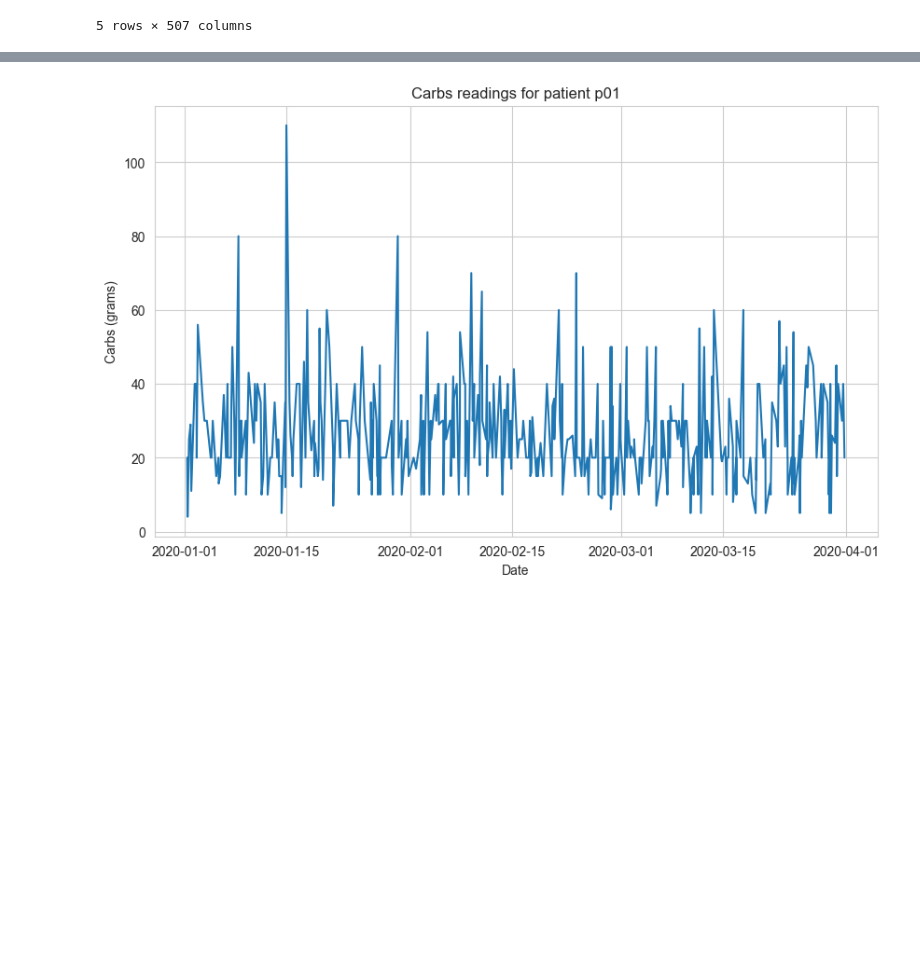
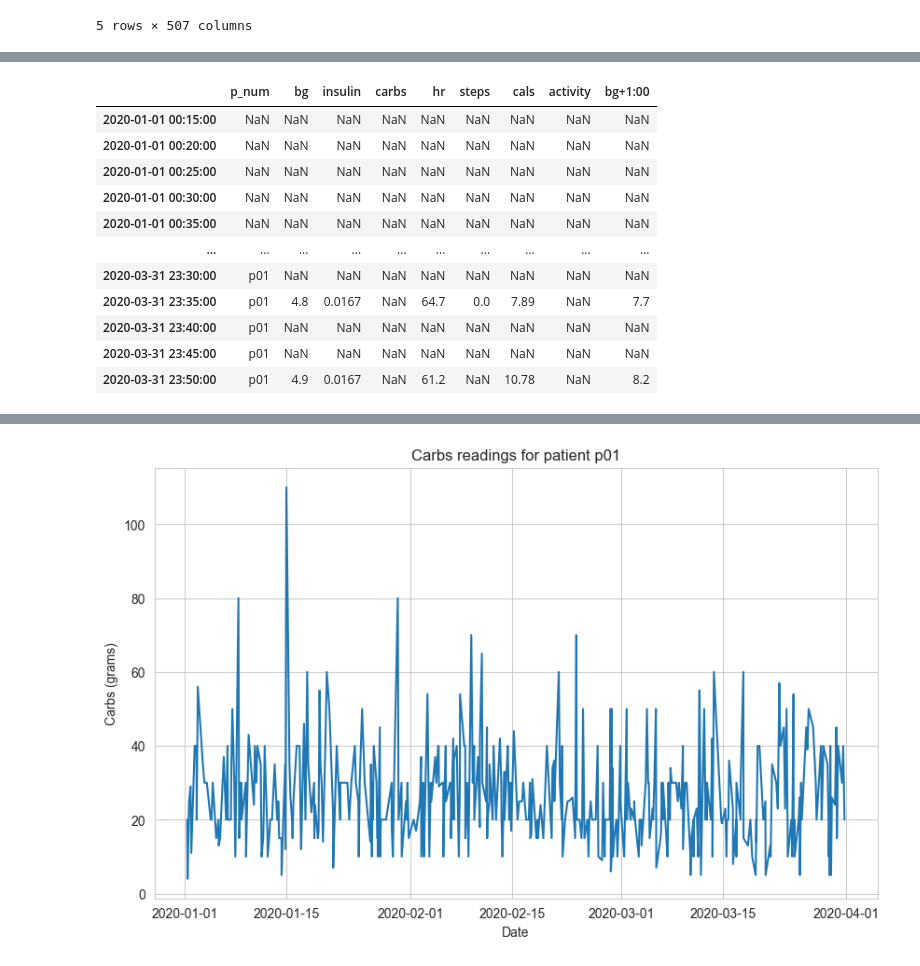
Before and after one commit to masaver/brist1d, a Jupyter notebook: notebooks/0.2-ralf-preprocessing.ipynb, the cells around one changed output, grey strips where cells are left out. Saved outputs shown, nothing was run; the diff lists cells and outputs as text; code cells hidden in the pictures; blank space fills up the shorter version.

```diff
--- a/notebooks/0.2-ralf-preprocessing.ipynb
+++ b/notebooks/0.2-ralf-preprocessing.ipynb
@@ -215,0 +124,94 @@ df_p01
+# %%
+parameters = ['bg', 'insulin', 'carbs', 'hr', 'steps', 'cals', 'activity']
+time_diffs = [
+    '-0:00',
+    '-0:05',
+    '-0:10',
+    '-0:15',
+    '-0:20',
+    '-0:25',
+    '-0:30',
+    '-0:35',
+    '-0:40',
+    '-0:45',
+    '-0:50',
+    '-0:55',
+    '-1:00',
+    '-1:05',
+    '-1:10',
+    '-1:15',
+    '-1:20',
+    '-1:25',
+    '-1:30',
+    '-1:35',
+    '-1:40',
+    '-1:45',
+    '-1:50',
+    '-1:55',
+    '-2:00',
+    '-2:05',
+    '-2:10',
+    '-2:15',
+    '-2:20',
+    '-2:25',
+    '-2:30',
+    '-2:35',
+    '-2:40',
+    '-2:45',
+    '-2:50',
+    '-2:55',
+    '-3:00',
+    '-3:05',
+    '-3:10',
+    '-3:15',
+    '-3:20',
+    '-3:25',
+    '-3:30',
+    '-3:35',
+    '-3:40',
+    '-3:45',
+    '-3:50',
+    '-3:55',
+    '-4:00',
+    '-4:05',
+    '-4:10',
+    '-4:15',
+    '-4:20',
+    '-4:25',
+    '-4:30',
+    '-4:35',
+    '-4:40',
+    '-4:45',
+    '-4:50',
+    '-4:55',
+    '-5:00',
+    '-5:05',
+    '-5:10',
+    '-5:15',
+    '-5:20',
+    '-5:25',
+    '-5:30',
+    '-5:35',
+    '-5:40',
+    '-5:45',
+    '-5:50',
+    '-5:55'
+]
+
+new_df_p01 = df_p01[['p_num'] +  [f"{parameter}{time_diffs[0]}" for parameter in parameters] + ['bg+1:00']].copy()
+new_df_p01 = new_df_p01.rename(columns={f"{parameter}{time_diffs[0]}": parameter for parameter in parameters})
+new_df_p01 = new_df_p01.reindex(pd.date_range(start=df_p01.index.min() + parse_time_diff(time_diffs[-1]), end=df_p01.index.max(), freq='5min'))
+new_df_p01
+# %% [output]
+|  | p_num | bg | insulin | carbs | hr | steps | cals | activity | bg+1:00 |
+| 2020-01-01 00:15:00 | NaN | NaN | NaN | NaN | NaN | NaN | NaN | NaN | NaN |
+| 2020-01-01 00:20:00 | NaN | NaN | NaN | NaN | NaN | NaN | NaN | NaN | NaN |
+| 2020-01-01 00:25:00 | NaN | NaN | NaN | NaN | NaN | NaN | NaN | NaN | NaN |
+| 2020-01-01 00:30:00 | NaN | NaN | NaN | NaN | NaN | NaN | NaN | NaN | NaN |
+| 2020-01-01 00:35:00 | NaN | NaN | NaN | NaN | NaN | NaN | NaN | NaN | NaN |
+| ... | ... | ... | ... | ... | ... | ... | ... | ... | ... |
+| 2020-03-31 23:30:00 | p01 | NaN | NaN | NaN | NaN | NaN | NaN | NaN | NaN |
+| 2020-03-31 23:35:00 | p01 | 4.8 | 0.0167 | NaN | 64.7 | 0.0 | 7.89 | NaN | 7.7 |
+| 2020-03-31 23:40:00 | p01 | NaN | NaN | NaN | NaN | NaN | NaN | NaN | NaN |
+| 2020-03-31 23:45:00 | p01 | NaN | NaN | NaN | NaN | NaN | NaN | NaN | NaN |
+| 2020-03-31 23:50:00 | p01 | 4.9 | 0.0167 | NaN | 61.2 | NaN | 10.78 | NaN | 8.2 |
```
Also changed, not shown: parts of 8 cells of this notebook, 2 other files.
